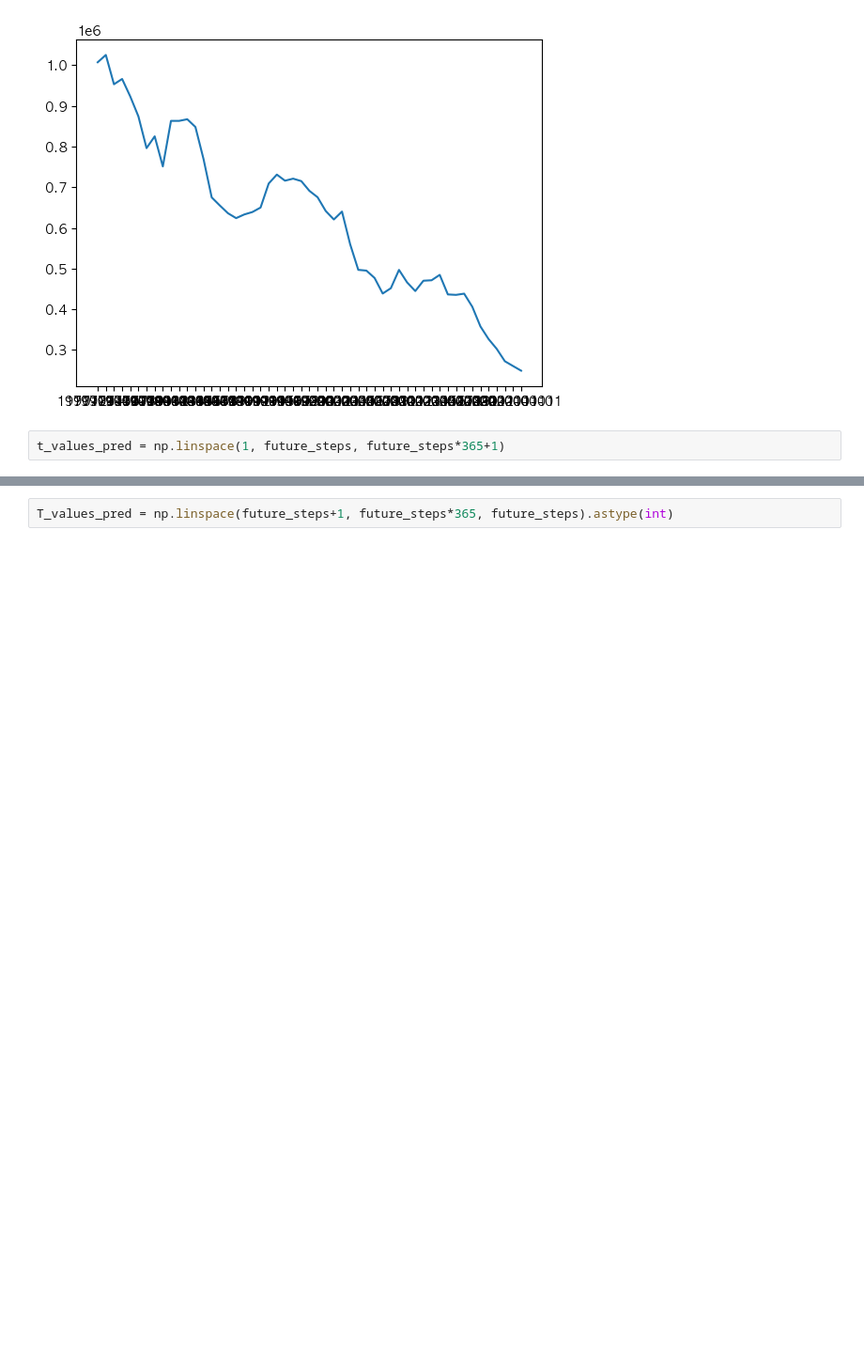
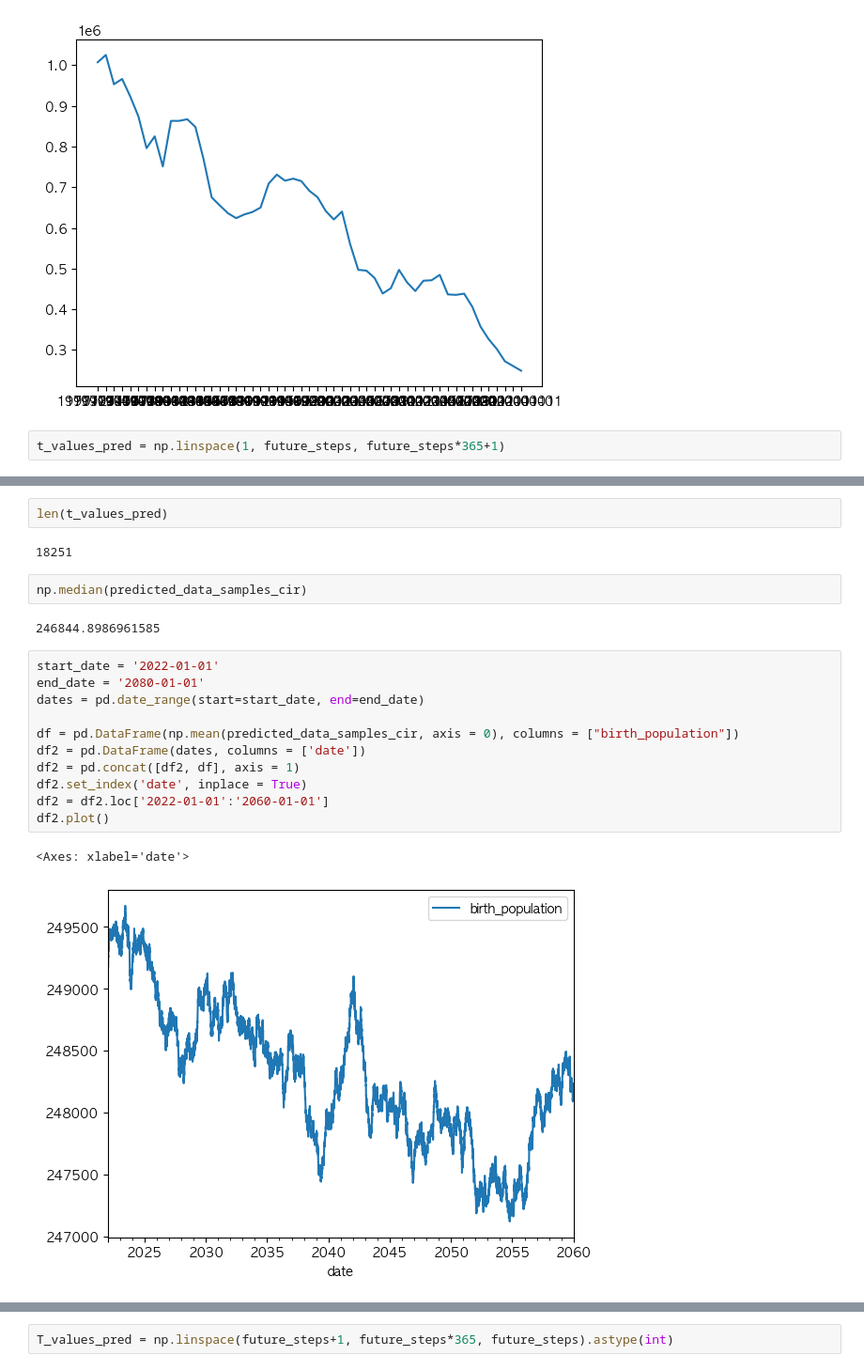
Before and after one commit to MinkyuRamen/2023KDS-HACKATHON, a Jupyter notebook: yn/CIR_MMD_MSE_Optim.ipynb, the cells around one changed output, grey strips where cells are left out. Shown at 94% size. Cells and saved outputs as stored; diff of their text form; blank space fills up the shorter version.

```diff
--- a/yn/CIR_MMD_MSE_Optim.ipynb
+++ b/yn/CIR_MMD_MSE_Optim.ipynb
@@ -159,0 +160,22 @@ Text(0.5, 1.0, 'Stochastic Process of BIRTH POPULATION 50 years with daily updat
+# %%
+len(t_values_pred)
+# %% [output]
+18251
+# %%
+np.median(predicted_data_samples_cir)
+# %% [output]
+246844.8986961585
+# %%
+start_date = '2022-01-01'
+end_date = '2080-01-01'
+dates = pd.date_range(start=start_date, end=end_date)
+
+df = pd.DataFrame(np.mean(predicted_data_samples_cir, axis = 0), columns = ["birth_population"])
+df2 = pd.DataFrame(dates, columns = ['date'])
+df2 = pd.concat([df2, df], axis = 1)
+df2.set_index('date', inplace = True)
+df2 = df2.loc['2022-01-01':'2060-01-01']
+df2.plot()
+# %% [output]
+<Axes: xlabel='date'>
+[figure, added]
```
Also changed, not shown: parts of 6 cells of this notebook, 2 other files.
